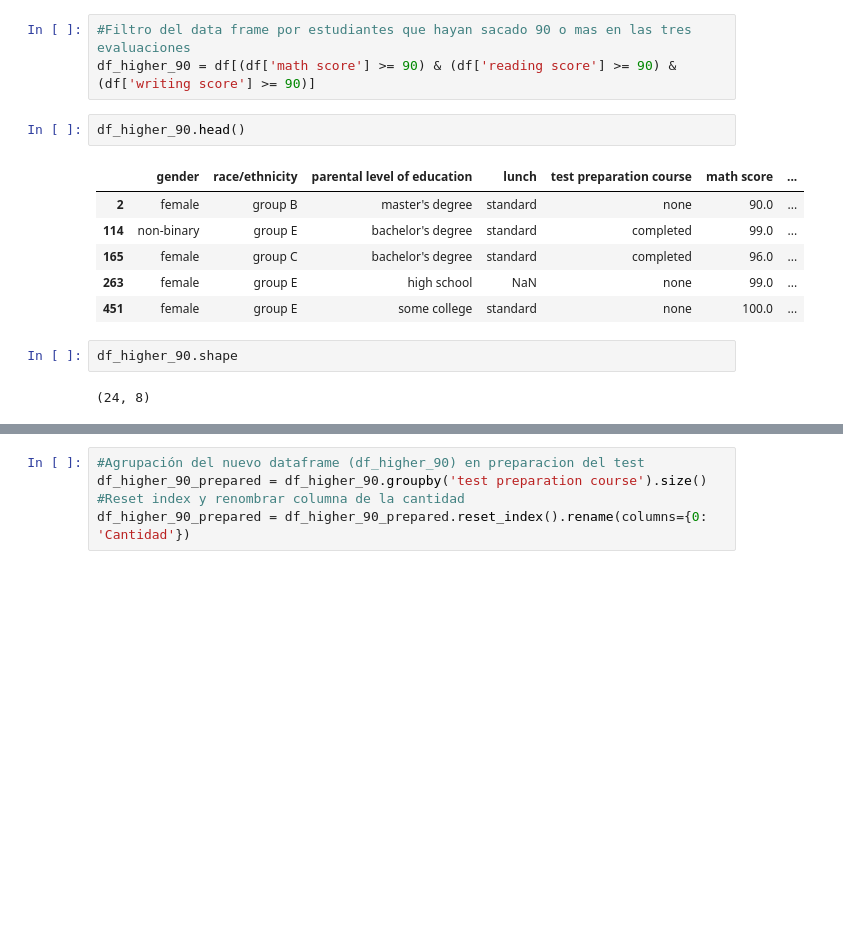
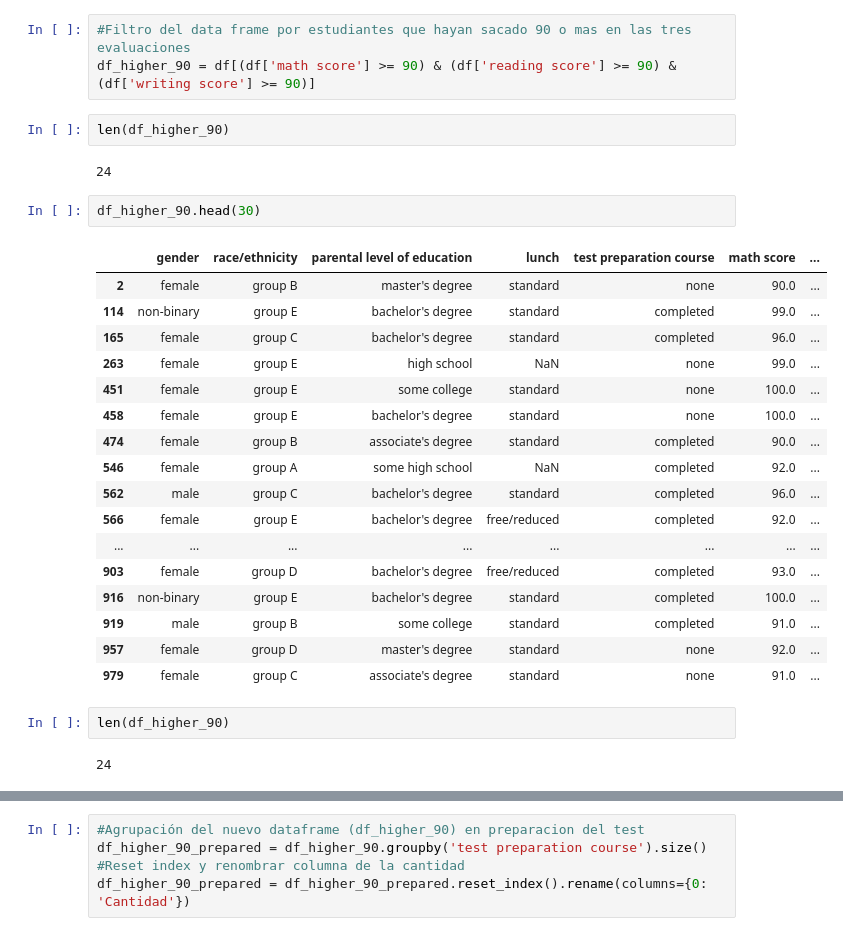
Before and after one commit to nicolasreyo/Parcial-Gestion-de-Datos-, a Jupyter notebook: Parcial_Gestion_de_Datos.ipynb, the cells around one changed output, grey strips where cells are left out. Saved outputs shown, nothing was run; the diff lists cells and outputs as text; blank space fills up the shorter version.

```diff
--- a/Parcial_Gestion_de_Datos.ipynb
+++ b/Parcial_Gestion_de_Datos.ipynb
@@ -255,16 +261,31 @@ parents_education
 # %%
 #Filtro del data frame por estudiantes que hayan sacado 90 o mas en las tres evaluaciones
 df_higher_90 = df[(df['math score'] >= 90) & (df['reading score'] >= 90) & (df['writing score'] >= 90)]
+# %%
+len(df_higher_90)
+# %% [output]
+24
 # %%
-df_higher_90.head()
+df_higher_90.head(30)
 # %% [output]
 |  | gender | race/ethnicity | parental level of education | lunch | test preparation course | math score | ... |
 | 2 | female | group B | master's degree | standard | none | 90.0 | ... |
 | 114 | non-binary | group E | bachelor's degree | standard | completed | 99.0 | ... |
 | 165 | female | group C | bachelor's degree | standard | completed | 96.0 | ... |
 | 263 | female | group E | high school | NaN | none | 99.0 | ... |
 | 451 | female | group E | some college | standard | none | 100.0 | ... |
+| 458 | female | group E | bachelor's degree | standard | none | 100.0 | ... |
+| 474 | female | group B | associate's degree | standard | completed | 90.0 | ... |
+| 546 | female | group A | some high school | NaN | completed | 92.0 | ... |
+| 562 | male | group C | bachelor's degree | standard | completed | 96.0 | ... |
+| 566 | female | group E | bachelor's degree | free/reduced | completed | 92.0 | ... |
+| ... | ... | ... | ... | ... | ... | ... | ... |
+| 903 | female | group D | bachelor's degree | free/reduced | completed | 93.0 | ... |
+| 916 | non-binary | group E | bachelor's degree | standard | completed | 100.0 | ... |
+| 919 | male | group B | some college | standard | completed | 91.0 | ... |
+| 957 | female | group D | master's degree | standard | none | 92.0 | ... |
+| 979 | female | group C | associate's degree | standard | none | 91.0 | ... |
-# %%
-df_higher_90.shape
-# %% [output]
-(24, 8)
+# %%
+len(df_higher_90)
+# %% [output]
+24
```
Also changed, not shown: parts of 6 cells of this notebook.
